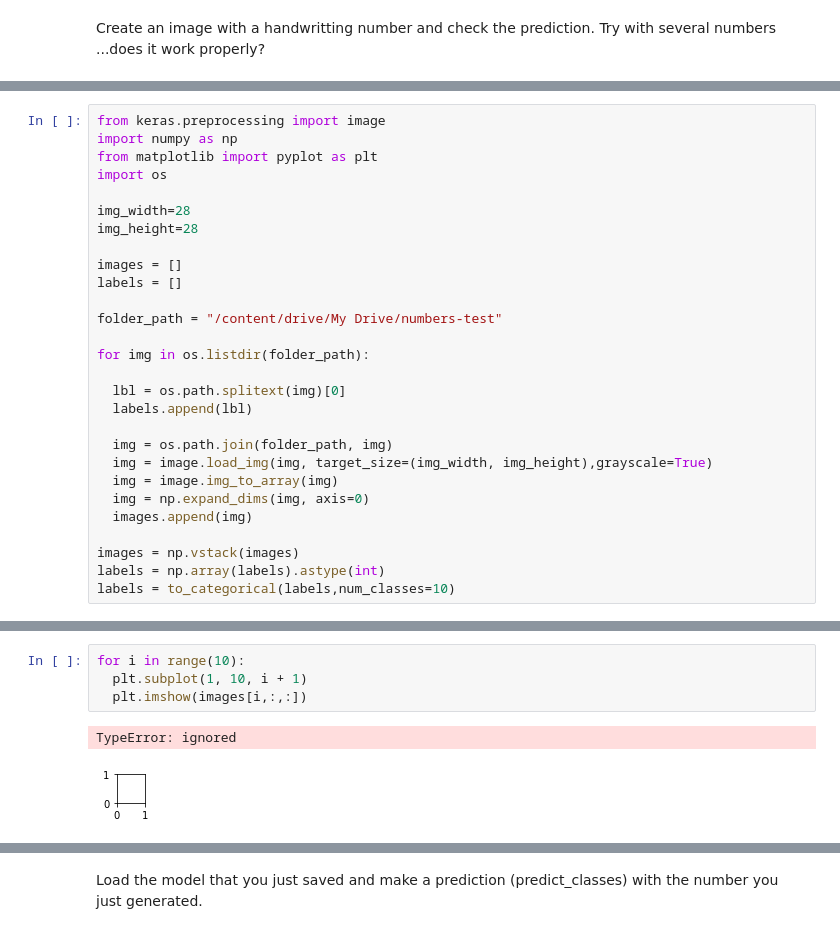
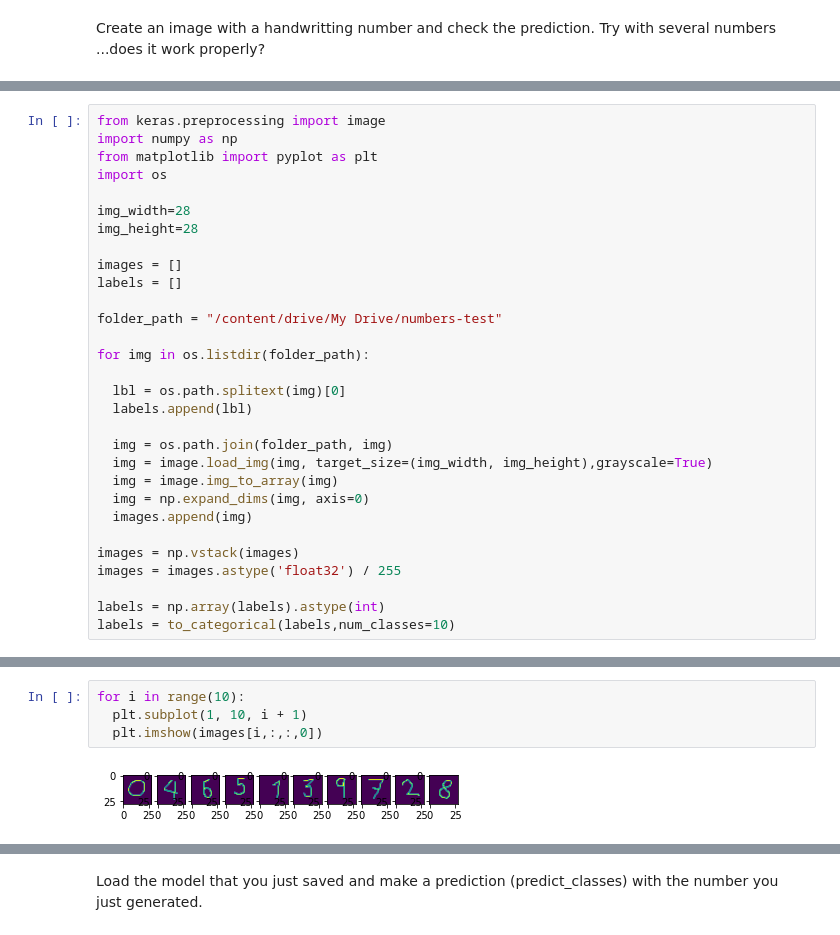
Before and after one commit to davemlz/Master_of_DataScience, a Jupyter notebook: ML1/6_Redes Convolucionales/classifying-numbers.ipynb, the cells around one changed output, grey strips where cells are left out. Cells and saved outputs as stored; diff of their text form.

```diff
--- a/ML1/6_Redes Convolucionales/classifying-numbers.ipynb
+++ b/ML1/6_Redes Convolucionales/classifying-numbers.ipynb
@@ -229,5 +227,7 @@ for img in os.listdir(folder_path):
   images.append(img)
 
 images = np.vstack(images)
+images = images.astype('float32') / 255
+
 labels = np.array(labels).astype(int)
 labels = to_categorical(labels,num_classes=10)
@@ -256,9 +234,8 @@ array([[[[0.],
 # %%
 for i in range(10):
   plt.subplot(1, 10, i + 1)
-  plt.imshow(images[i,:,:])
+  plt.imshow(images[i,:,:,0])
 # %% [output]
-TypeError: ignored
-[figure, old version]
+[figure, new version]
 # %%
 new_test_loss, new_test_acc = model.evaluate(images,labels)
```
Also changed, not shown: parts of 18 cells of this notebook.
